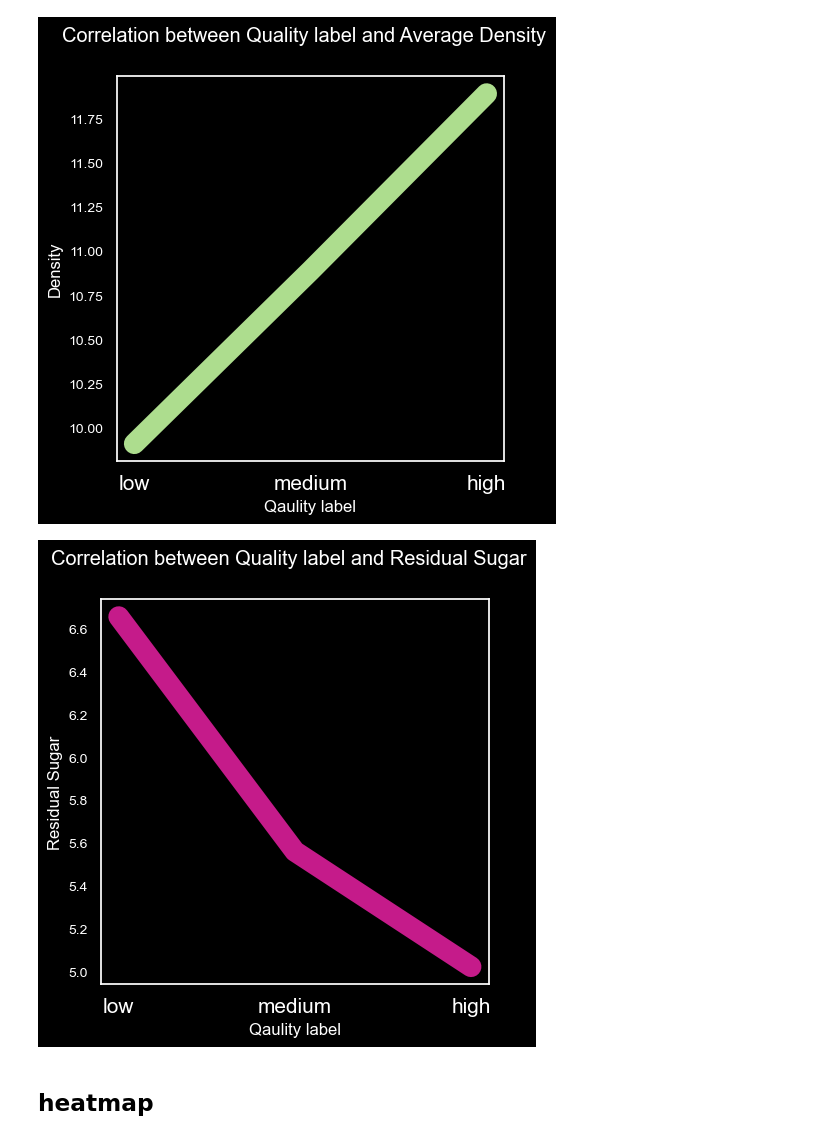
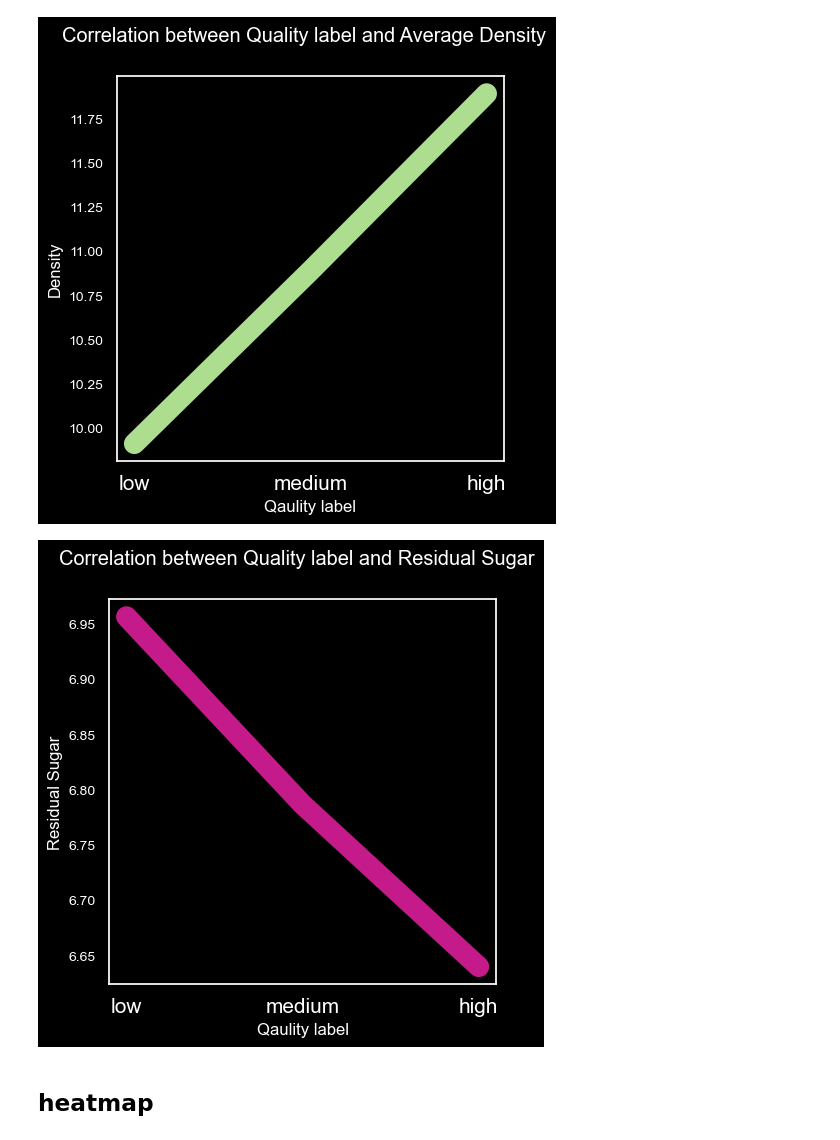
Before and after one commit to gabriela-arlt/BlueBerry-Winery, a Jupyter notebook: wine+quality/plots for the presentation.ipynb, the cells around one changed output. Cells and saved outputs as stored; diff of their text form; code cells hidden in the pictures.

```diff
--- a/wine+quality/plots for the presentation.ipynb
+++ b/wine+quality/plots for the presentation.ipynb
@@ -832,23 +840,23 @@ plt.show()
 [figure]
 # %%
 # AlCOHOL
-numerical15_data = white_wine_heatmap.groupby('quality label')['residual sugar'].mean()
+numerical15_data = white_wine_heatmap.groupby('quality label')['fixed acidity'].mean()
 
 # Plotting with Matplotlib
 plt.figure(figsize=(5, 5))
 plt.plot(numerical15_data.index, numerical15_data, marker='o', color='#c51b8a', linewidth=15, label='Residual Sugar')
 
 
 plt.suptitle('Correlation between Quality label and Residual Sugar', color='white')
 plt.xticks(fontsize=15, color='white')
 plt.yticks(fontsize=10, color='white')
 plt.xlabel(xlabel='Qaulity label',color='white')
 plt.ylabel(ylabel='Residual Sugar', color='white')
 
 #plt.legend()
 plt.show()
 # %% [output]
-[figure, old version]
+[figure, new version]
 # %%
 # we are creating a new column called "quality_label", we define a range and associate that range with a label
 red_wine_heatmap['quality label'] = red_wine_heatmap['quality'].apply(lambda value: 'low'
```
Also changed, not shown: parts of 25 cells of this notebook, 1 other file.
